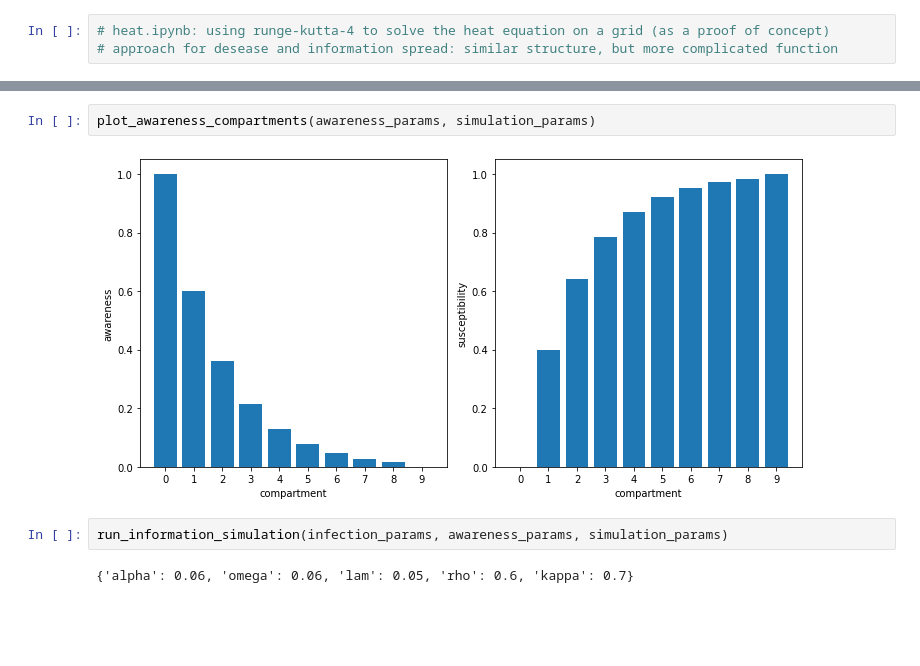
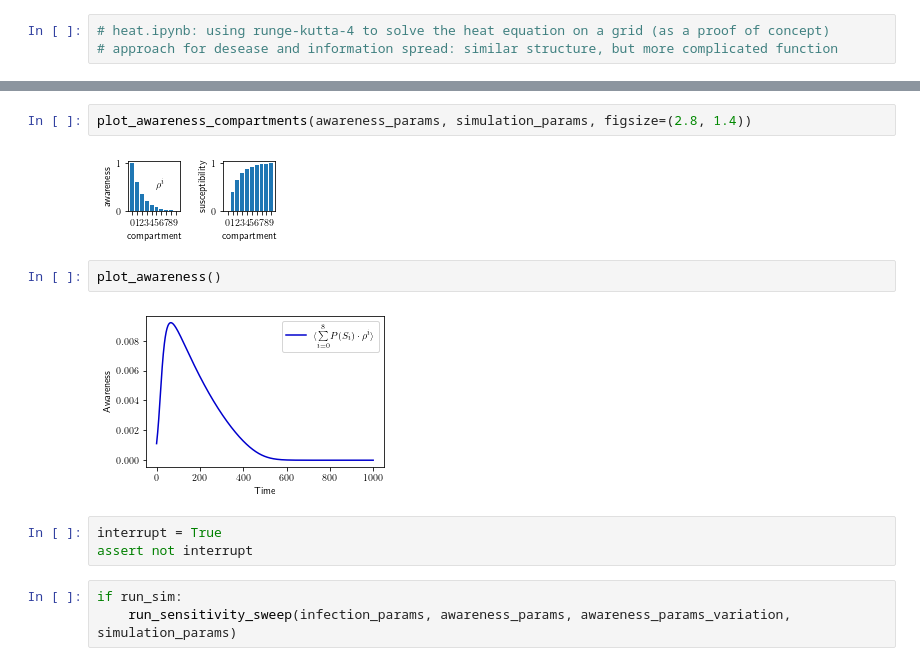
Before and after one commit to Mela/Information-Travel-and-Pandemics, a Jupyter notebook: main.ipynb, the cells around one changed output, grey strips where cells are left out. Drawn from its saved outputs; the diff is of its cells as text; blank space fills up the shorter version.

```diff
--- a/main.ipynb
+++ b/main.ipynb
@@ -121,8 +141,14 @@ plot_evolution(awareness_params_no_awareness, name='no_awareness', tm=200)
 # %%
-plot_awareness_compartments(awareness_params, simulation_params)
+plot_awareness_compartments(awareness_params, simulation_params, figsize=(2.8, 1.4))
 # %% [output]
-[figure, old version]
+[figure, new version]
+# %%
+plot_awareness()
+# %% [output]
+[figure, added]
+# %%
+interrupt = True
+assert not interrupt
 # %%
-run_information_simulation(infection_params, awareness_params, simulation_params)
+if run_sim:
+    run_sensitivity_sweep(infection_params, awareness_params, awareness_params_variation, simulation_params)
-# %% [output]
-{'alpha': 0.06, 'omega': 0.06, 'lam': 0.05, 'rho': 0.6, 'kappa': 0.7}
```
Also changed, not shown: parts of 12 cells of this notebook, 7 other files.
